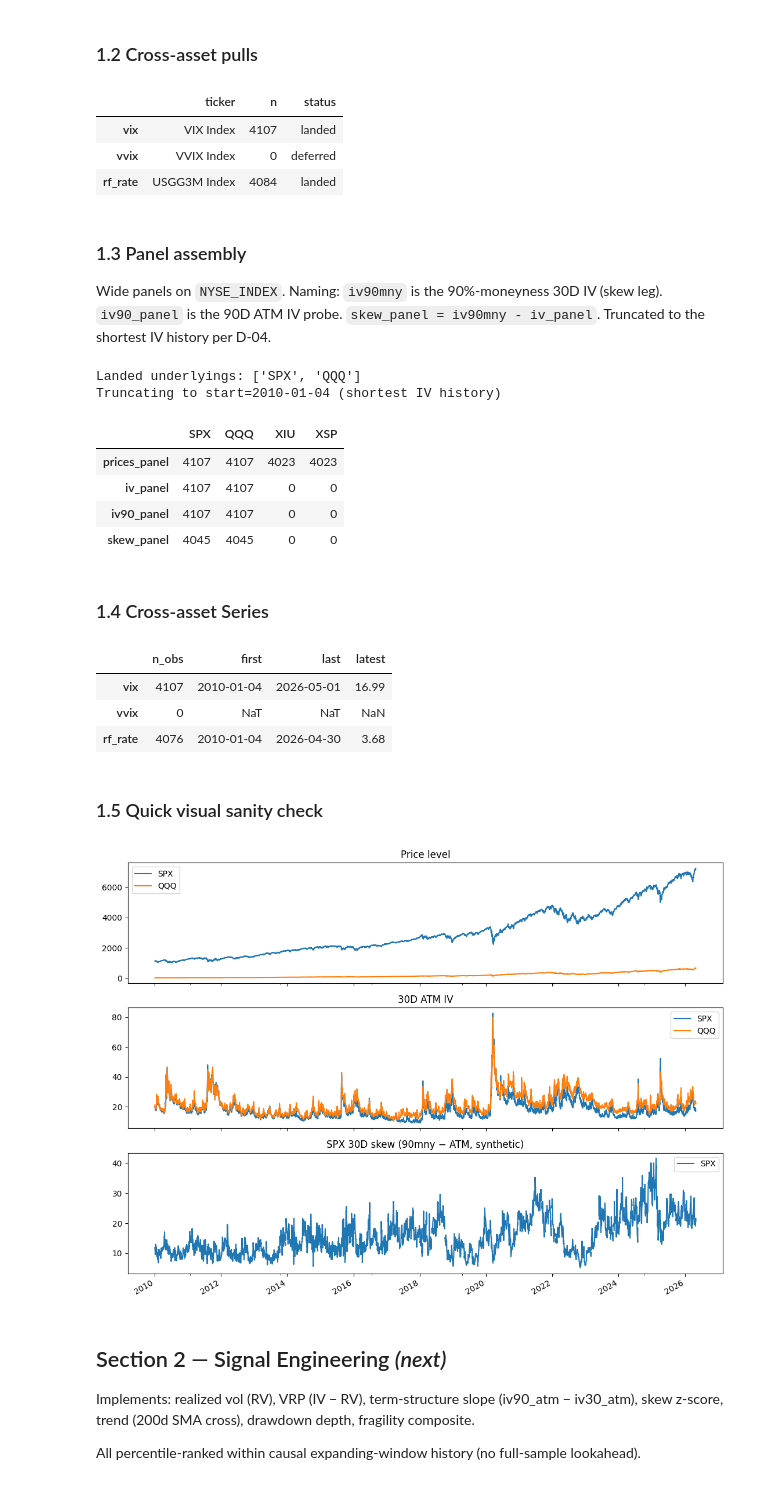
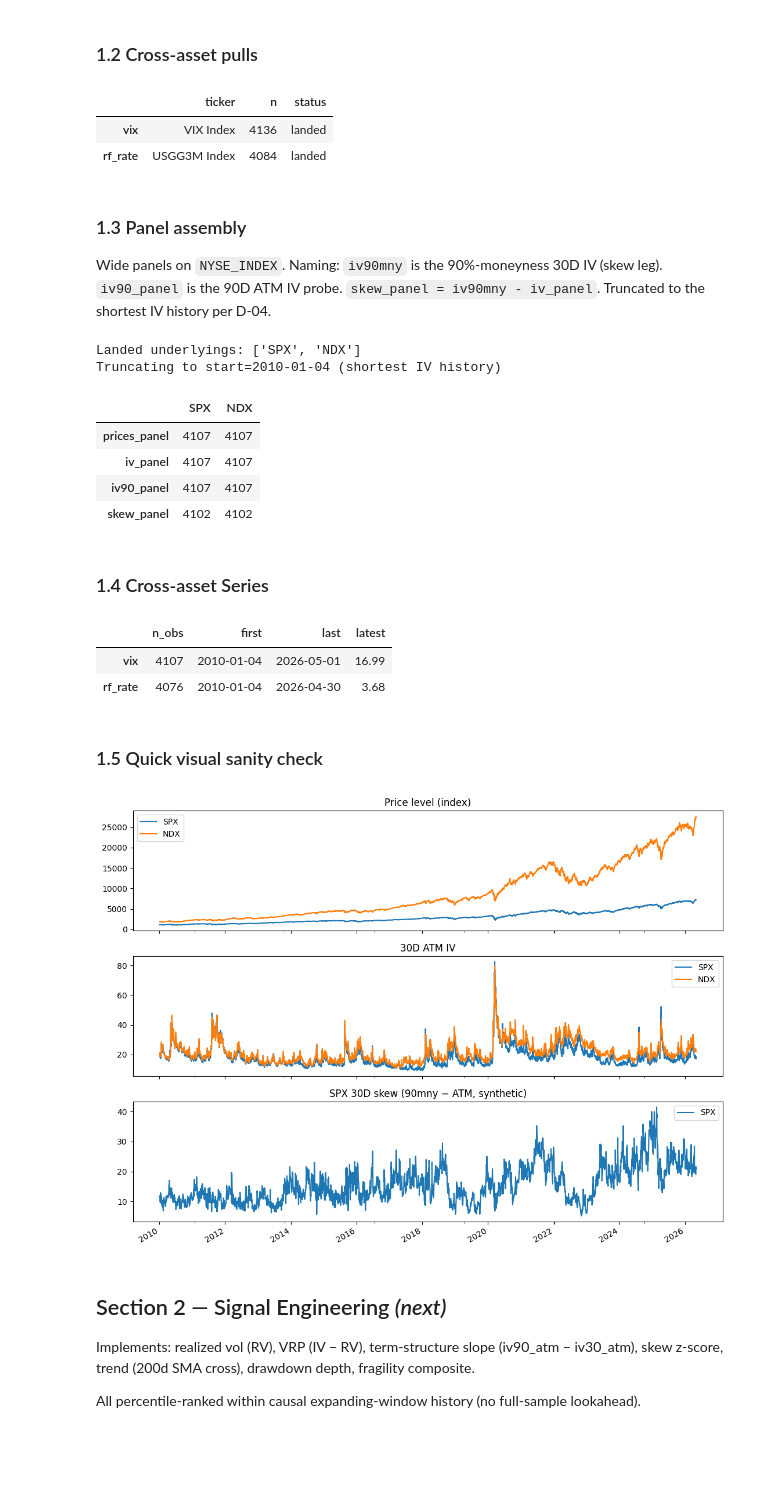
Before and after one commit to AdamMooo/vol-diagnostics, a Jupyter notebook: sleeve_alpha_dev.ipynb, the cells around one changed output. Cells and saved outputs as stored; diff of their text form; code cells hidden in the pictures; blank space fills up the shorter version.

```diff
--- a/sleeve_alpha_dev.ipynb
+++ b/sleeve_alpha_dev.ipynb
@@ -19,12 +19,10 @@ import matplotlib.pyplot as plt
 from local_data import con  # FreeCon — drop-in for Cron2 emds_client.con
 # %%
 UNDERLYINGS = {
-    "SPX":  "SPX Index",
-    "QQQ":  "QQQ US Equity",
-    "XIU":  "XIU CN Equity",
-    "XSP":  "XSP CN Equity",
+    "SPX": "SPX Index",
+    "NDX": "NDX Index",
 }
-REQUIRED_UNDERLYINGS = ("SPX", "QQQ")
+REQUIRED_UNDERLYINGS = ("SPX", "NDX")
 
 IV_FIELDS = {
     "iv30_atm":   "30DAY_IMPVOL_100.0%MNY_DF",
@@ -35,7 +33,6 @@ PRICE_FIELD = "PX_LAST"
 
 CROSS_ASSET = {
     "vix":     ("VIX Index",     "PX_LAST"),
-    "vvix":    ("VVIX Index",    "PX_LAST"),
     "rf_rate": ("USGG3M Index",  "PX_LAST"),
 }
 
@@ -91,8 +86,7 @@ pd.DataFrame({
 }, index=list(raw_cross))
 # %% [output]
 |  | ticker | n | status |
-| vix | VIX Index | 4107 | landed |
-| vvix | VVIX Index | 0 | deferred |
+| vix | VIX Index | 4136 | landed |
 | rf_rate | USGG3M Index | 4084 | landed |
 # %% [markdown]
 ### 1.3 Panel assembly
@@ -157,13 +151,13 @@ pd.DataFrame({
     "skew_panel":   skew_panel.reindex(columns=prices_panel.columns).notna().sum(),
 }).T
 # %% [output]
-Landed underlyings: ['SPX', 'QQQ']
+Landed underlyings: ['SPX', 'NDX']
 Truncating to start=2010-01-04 (shortest IV history)
-|  | SPX | QQQ | XIU | XSP |
-| prices_panel | 4107 | 4107 | 4023 | 4023 |
-| iv_panel | 4107 | 4107 | 0 | 0 |
-| iv90_panel | 4107 | 4107 | 0 | 0 |
-| skew_panel | 4045 | 4045 | 0 | 0 |
+|  | SPX | NDX |
+| prices_panel | 4107 | 4107 |
+| iv_panel | 4107 | 4107 |
+| iv90_panel | 4107 | 4107 |
+| skew_panel | 4102 | 4102 |
 # %% [markdown]
 ### 1.4 Cross-asset Series
 # %%
@@ -181,36 +175,34 @@ def _to_named_series(name):
     return s.loc[NYSE_INDEX >= truncate_start]
 
 vix     = _to_named_series("vix")
-vvix    = _to_named_series("vvix")
 rf_rate = _to_named_series("rf_rate")
 
-for s in (vix, vvix, rf_rate):
+for s in (vix, rf_rate):
     assert isinstance(s, pd.Series), f"{s.name} must be a Series, got {type(s)}"
     assert s.index.equals(prices_panel.index), f"{s.name} index mismatch"
 
 pd.DataFrame({
-    "n_obs":   [s.notna().sum() for s in (vix, vvix, rf_rate)],
-    "first":   [s.dropna().index.min() if s.notna().any() else None for s in (vix, vvix, rf_rate)],
-    "last":    [s.dropna().index.max() if s.notna().any() else None for s in (vix, vvix, rf_rate)],
-    "latest":  [s.dropna().iloc[-1] if s.notna().any() else None for s in (vix, vvix, rf_rate)],
-}, index=["vix","vvix","rf_rate"])
+    "n_obs":   [s.notna().sum() for s in (vix, rf_rate)],
+    "first":   [s.dropna().index.min() if s.notna().any() else None for s in (vix, rf_rate)],
+    "last":    [s.dropna().index.max() if s.notna().any() else None for s in (vix, rf_rate)],
+    "latest":  [s.dropna().iloc[-1] if s.notna().any() else None for s in (vix, rf_rate)],
+}, index=["vix","rf_rate"])
 # %% [output]
 |  | n_obs | first | last | latest |
 | vix | 4107 | 2010-01-04 | 2026-05-01 | 16.99 |
-| vvix | 0 | NaT | NaT | NaN |
 | rf_rate | 4076 | 2010-01-04 | 2026-04-30 | 3.68 |
 # %% [markdown]
 ### 1.5 Quick visual sanity check
 # %%
 fig, axes = plt.subplots(3, 1, figsize=(11, 8), sharex=True)
-prices_panel[[c for c in ("SPX","QQQ") if c in prices_panel.columns]].plot(ax=axes[0], title="Price level")
-iv_panel[[c for c in ("SPX","QQQ") if c in iv_panel.columns]].plot(ax=axes[1], title="30D ATM IV")
+prices_panel[[c for c in ("SPX","NDX") if c in prices_panel.columns]].plot(ax=axes[0], title="Price level (index)")
+iv_panel[[c for c in ("SPX","NDX") if c in iv_panel.columns]].plot(ax=axes[1], title="30D ATM IV")
 if "SPX" in skew_panel.columns:
     skew_panel[["SPX"]].plot(ax=axes[2], title="SPX 30D skew (90mny − ATM, synthetic)")
 plt.tight_layout()
 plt.show()
 # %% [output]
-[figure, old version]
+[figure, new version]
 # %% [markdown]
 ## Section 2 — Signal Engineering *(next)*
 
```
Also changed, not shown: parts of 2 cells of this notebook, 2 other files.
